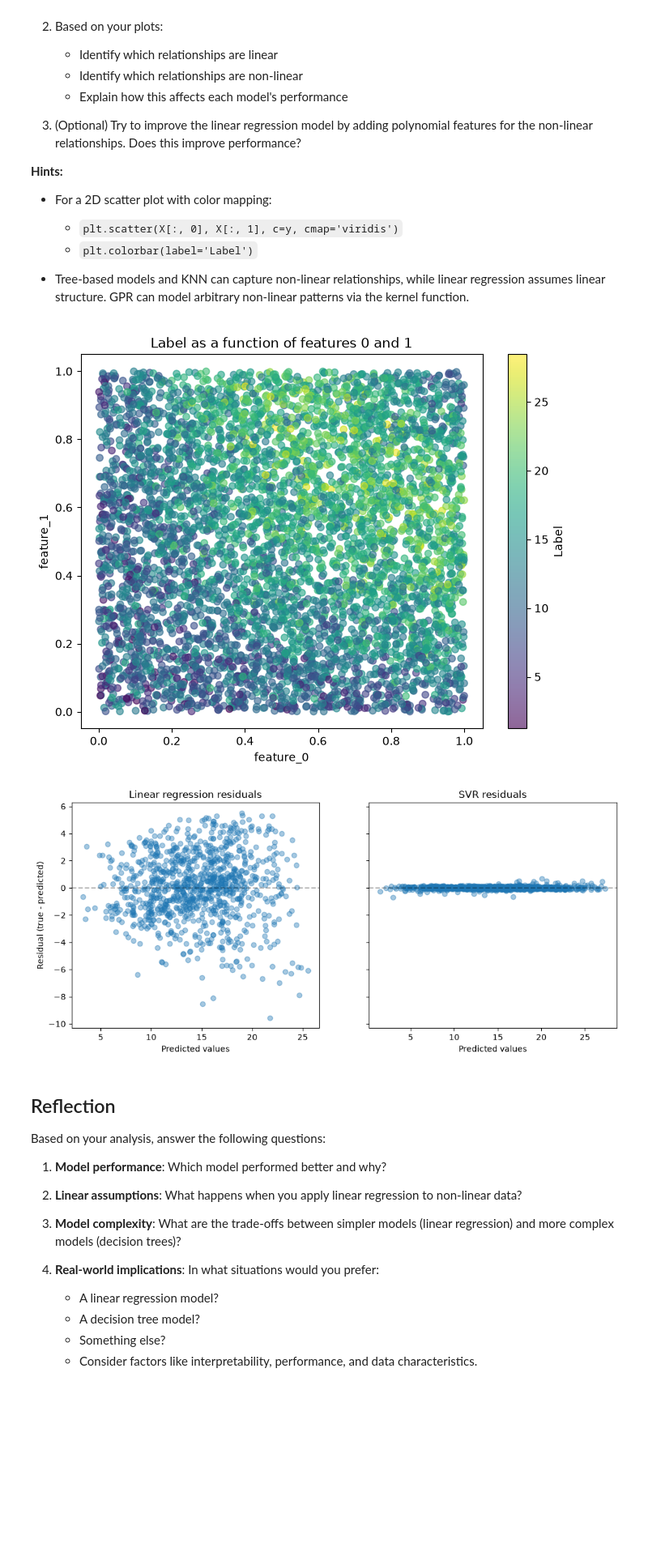
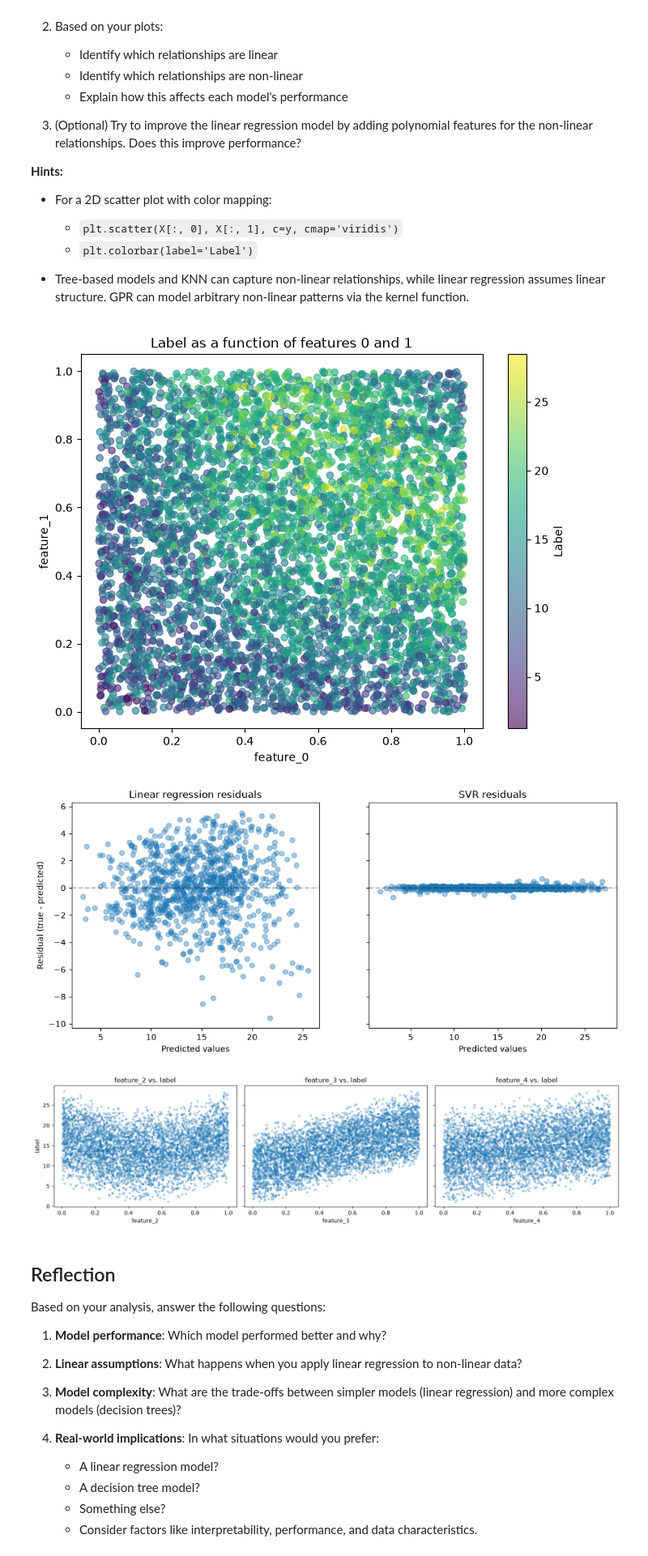
Before and after one commit to Alessandrarye/utd-aiml-coursework, a Jupyter notebook: notebooks/unit-3/lesson-19/lesson-19-activity.ipynb, the cells around one changed output. Shown at 81% size. Saved outputs shown, nothing was run; the diff lists cells and outputs as text; code cells hidden in the pictures; blank space fills up the shorter version.

```diff
--- a/notebooks/unit-3/lesson-19/lesson-19-activity.ipynb
+++ b/notebooks/unit-3/lesson-19/lesson-19-activity.ipynb
@@ -442,32 +442,44 @@ plt.show()
 # %%
 # The data's shape: features 0 and 1 colored by label
 plt.figure(figsize=(8, 6))
 plt.scatter(X[:, 0], X[:, 1], c=y, cmap='viridis', alpha=0.6)
 plt.colorbar(label='Label')
 plt.xlabel('feature_0')
 plt.ylabel('feature_1')
 plt.title('Label as a function of features 0 and 1')
 plt.show()
 
 # Residuals: structural error (linear regression) vs. matched model (SVR)
 lr_residuals = y_test - lr_model.predict(X_test)
 svr_residuals = y_test - svr_model.predict(X_test)
 
 fig, axes = plt.subplots(1, 2, figsize=(12, 5), sharey=True)
 axes[0].scatter(lr_model.predict(X_test), lr_residuals, alpha=0.4)
 axes[0].axhline(0, color='k', linestyle='--', alpha=0.3)
 axes[0].set_xlabel('Predicted values')
 axes[0].set_ylabel('Residual (true - predicted)')
 axes[0].set_title('Linear regression residuals')
 
 axes[1].scatter(svr_model.predict(X_test), svr_residuals, alpha=0.4)
 axes[1].axhline(0, color='k', linestyle='--', alpha=0.3)
 axes[1].set_xlabel('Predicted values')
 axes[1].set_title('SVR residuals')
 plt.show()
+
+fig, axes = plt.subplots(1, 3, figsize=(15, 4), sharey=True)
+
+for i, feature in enumerate([2, 3, 4]):
+    axes[i].scatter(X[:, feature], y, alpha=0.3, s=10)
+    axes[i].set_xlabel(f'feature_{feature}')
+    axes[i].set_title(f'feature_{feature} vs. label')
+
+axes[0].set_ylabel('label')
+plt.tight_layout()
+plt.show()
 # %% [output]
 [figure]
 [figure]
+[figure, added]
 # %% [markdown]
 ## Reflection
 
```
Also changed, not shown: parts of 2 cells of this notebook, 3 other files.
